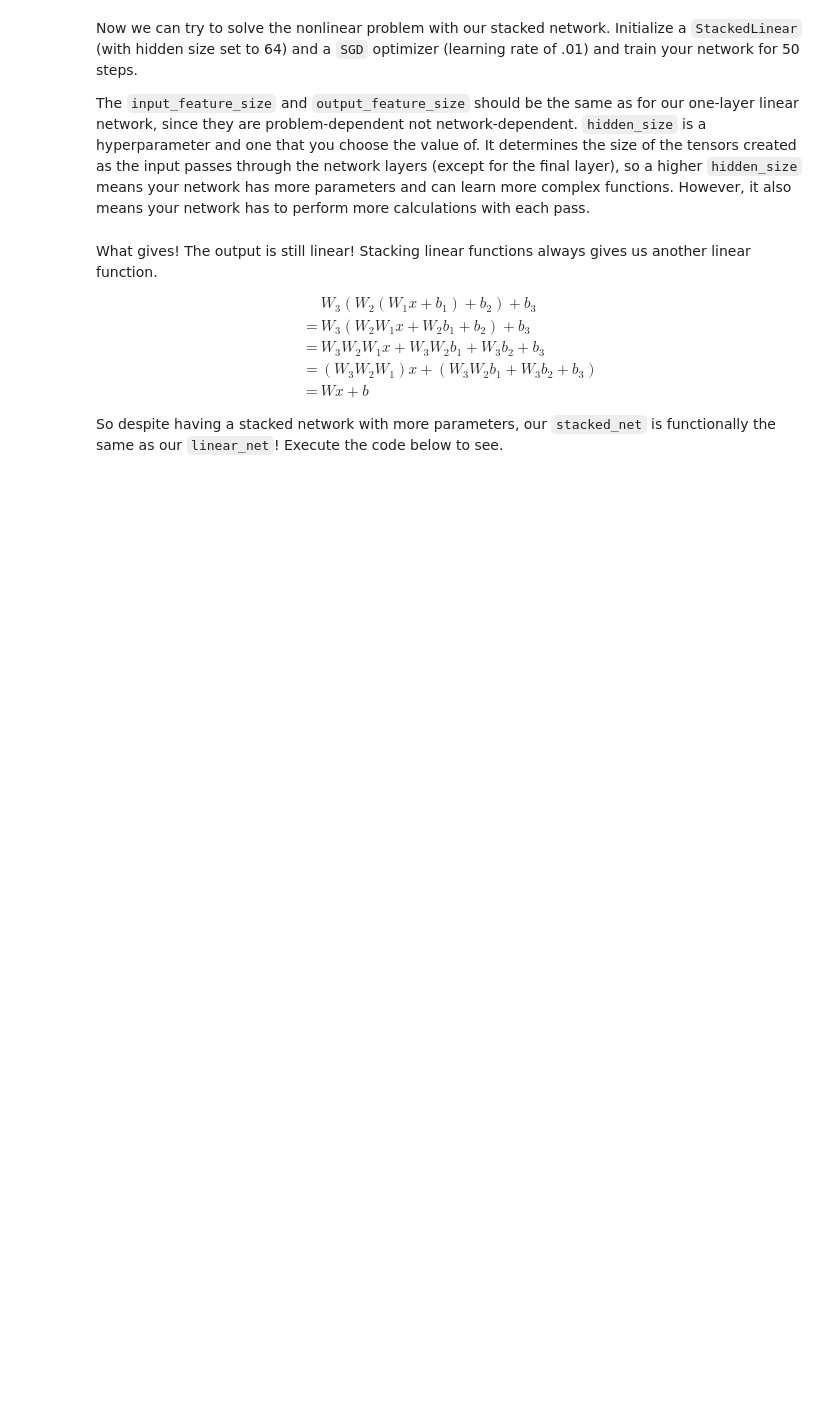
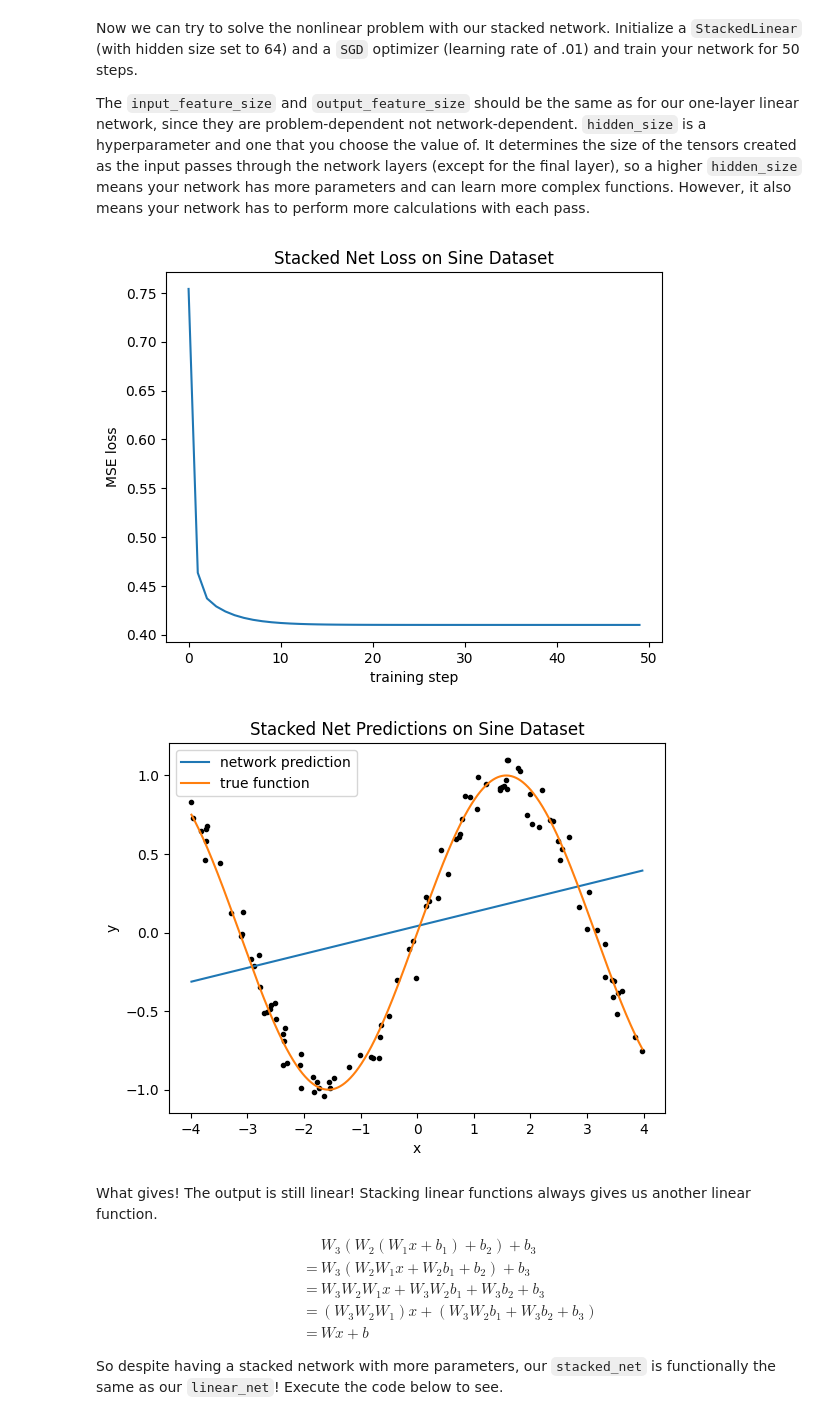
Before and after one commit to kerby2002/BACKEND, a Jupyter notebook: lab2_modules_training.ipynb, the cells around one changed output. Saved outputs shown, nothing was run; the diff lists cells and outputs as text; code cells hidden in the pictures; blank space fills up the shorter version.

```diff
--- a/lab2_modules_training.ipynb
+++ b/lab2_modules_training.ipynb
@@ -427,12 +562,18 @@ A linear network can only create a linear prediction, which isn't very useful fo
 class StackedLinear(nn.Module):
     def __init__(self, input_feature_size, output_feature_size, hidden_size):
         #TODO: Create three linear layers called `self.lin1`, `self.lin2`, and `self.lin3`
-        pass
+        super().__init__() # Added missing super().__init__()
+        self.lin1 = LinearLayer(input_feature_size, hidden_size)
+        self.lin2 = LinearLayer(hidden_size, hidden_size)
+        self.lin3 = LinearLayer(hidden_size, output_feature_size)
 
     def forward(self, x):
         # TODO: Pass x through self.lin1
         # TODO: Pass the output of self.lin1 into self.lin2
         # TODO: Pass the output of self.lin2 into self.lin3 and return its output
-        pass
+        x = self.lin1(x)
+        x = self.lin2(x)
+        x = self.lin3(x)
+        return x
 # %% [markdown]
 To see some other functionality that a `Module` has, create a `StackedLinear` object called `stacked_net` and print out `stacked_net`
@@ -447,20 +609,25 @@ Initialize a `StackedLinear` (with hidden size set to 64) and a `SGD` optimizer
 The `input_feature_size` and `output_feature_size` should be the same as for our one-layer linear network, since they are problem-dependent not network-dependent. `hidden_size` is a hyperparameter and one that you choose the value of. It determines the size of the tensors created as the input passes through the network layers (except for the final layer), so a higher `hidden_size` means your network has more parameters and can learn more complex functions. However, it also means your network has to perform more calculations with each pass.
 # %%
 # TODO: Set PyTorch's seed to 0 to ensure reproducibility
-
+torch.manual_seed(0)
 # TODO: Initialize a StackedLinear (set hidden_size to 64) called stacked_net.
-stacked_net = None
+stacked_net = StackedLinear(input_feature_size=1, output_feature_size=1, hidden_size=64)
 
 # TODO: Intialize SGD optimizer with a learning rate of .01
-
+optimizer = SGD(stacked_net.parameters(), lr=0.01)
 # TODO: train stacked_net for 50 steps and store training losses as `train_losses`
-train_losses = None
+train_losses = train(stacked_net, optimizer, sine_x, sine_y, training_steps=50)
 
 # Plot training losses
 plot_loss(train_losses, "Stacked Net Loss on Sine Dataset")
-
+device = next(stacked_net.parameters()).device
+sine_x_device = sine_x.to(device)
+sine_y_device = sine_y.to(device)
 # Plot fit on data
-plot_data(sine_x, sine_y, stacked_net, gt_func=torch.sin, title="Stacked Net Predictions on Sine Dataset")
+plot_data(sine_x_device, sine_y_device, stacked_net, gt_func=torch.sin, title="Stacked Net Predictions on Sine Dataset")
+# %% [output]
+[figure, added]
+[figure, added]
 # %% [markdown]
 What gives! The output is still linear! Stacking linear functions always gives us another linear function.
 $$\begin{align}
```
Also changed, not shown: parts of 30 cells of this notebook.
